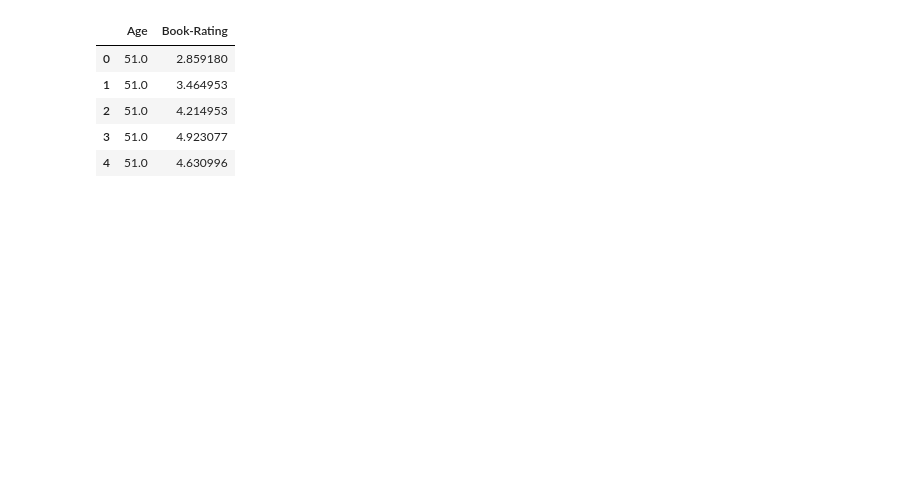
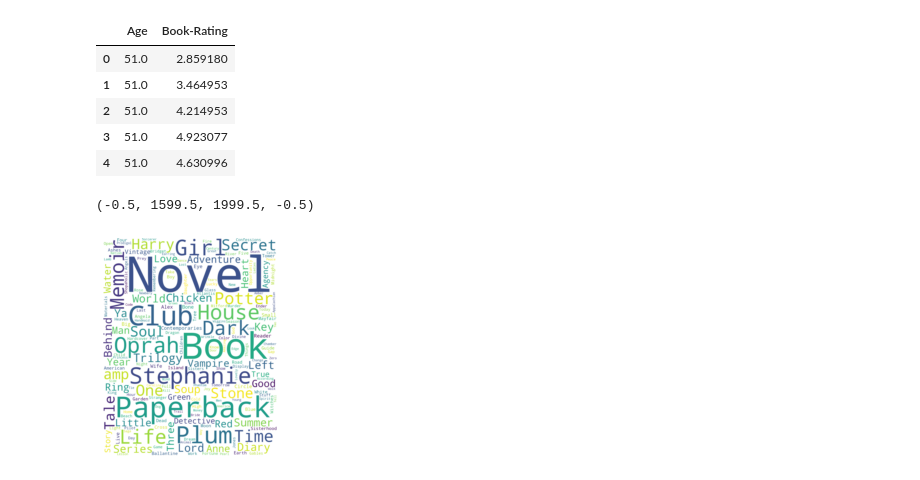
Before and after one commit to Akramkhan01/-Book-Recommendation-System, a Jupyter notebook: Book_Recommendation_System.ipynb, the cells around one changed output. Drawn from its saved outputs; the diff is of its cells as text; code cells hidden in the pictures; blank space fills up the shorter version.

Commit message:
Word Cloud

```diff
--- a/Book_Recommendation_System.ipynb
+++ b/Book_Recommendation_System.ipynb
@@ -559,3 +559,21 @@ from wordcloud import WordCloud
 temp_df_books=df.groupby('Book-Title').agg({'Book-Rating':'mean','Book-Title':'count'}).rename(columns={'Book-Title':'count','Book-Rating':'avg_Book_Rating'}).reset_index()
 # %%
 temp_df_books=temp_df_books[temp_df_books['count']>100]
+# %%
+#Creating the text variable
+
+text = " ".join(name for name in temp_df_books.sort_values('avg_Book_Rating',ascending=False)['Book-Title'][:500])
+
+
+# Creating word_cloud with text as argument in .generate() method
+
+word_cloud = WordCloud(width = 1600, height = 2000,collocations = False, background_color = 'white').generate(text)
+
+# Display the generated Word Cloud
+
+plt.imshow(word_cloud, interpolation='bilinear')
+
+plt.axis("off")
+# %% [output]
+(-0.5, 1599.5, 1999.5, -0.5)
+[figure, added]
```
Also changed, not shown: parts of 1 cell of this notebook.
